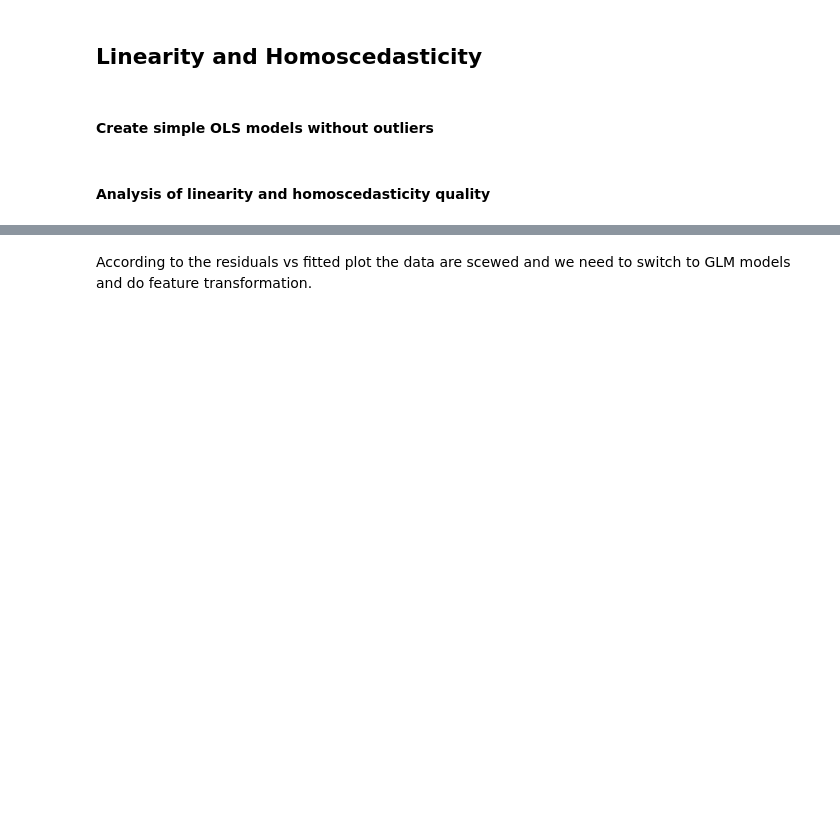
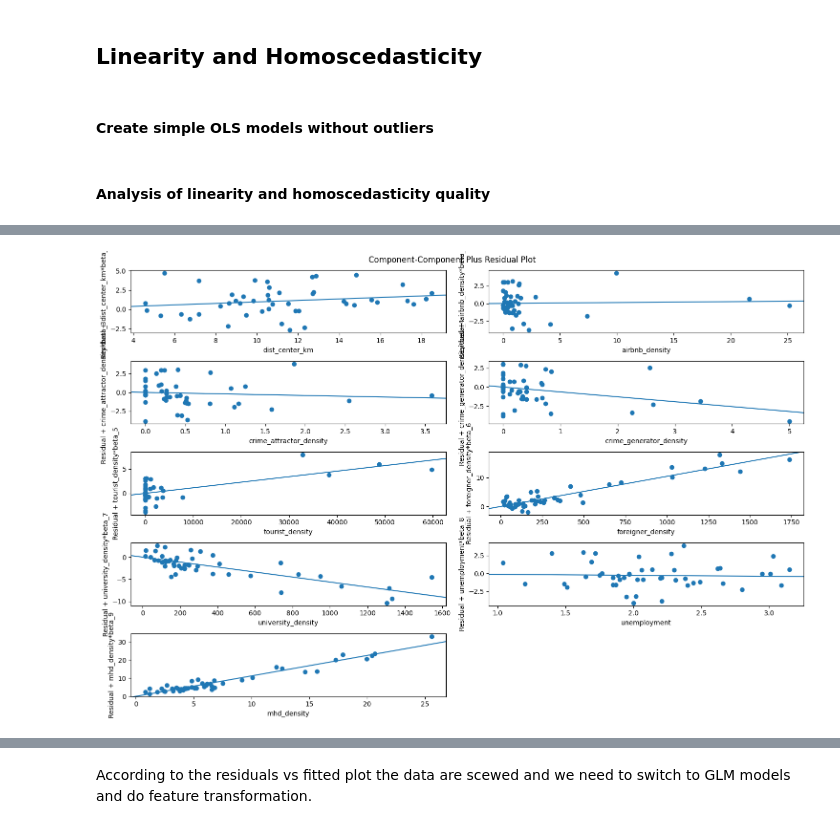
Before and after one commit to OiKek/SAN, a Jupyter notebook: src/exploratory-data-analysis.ipynb, the cells around one changed output, grey strips where cells are left out. Saved outputs shown, nothing was run; the diff lists cells and outputs as text; code cells hidden in the pictures; blank space fills up the shorter version.

```diff
--- a/src/exploratory-data-analysis.ipynb
+++ b/src/exploratory-data-analysis.ipynb
@@ -806,0 +826,6 @@ Remove more significant outliers
+# %%
+fig = plt.figure(figsize=(15, 10))
+sm.graphics.plot_ccpr_grid(lm_theft, fig=fig)
+plt.show()
+# %% [output]
+[figure, added]
```
Also changed, not shown: parts of 14 cells of this notebook.
